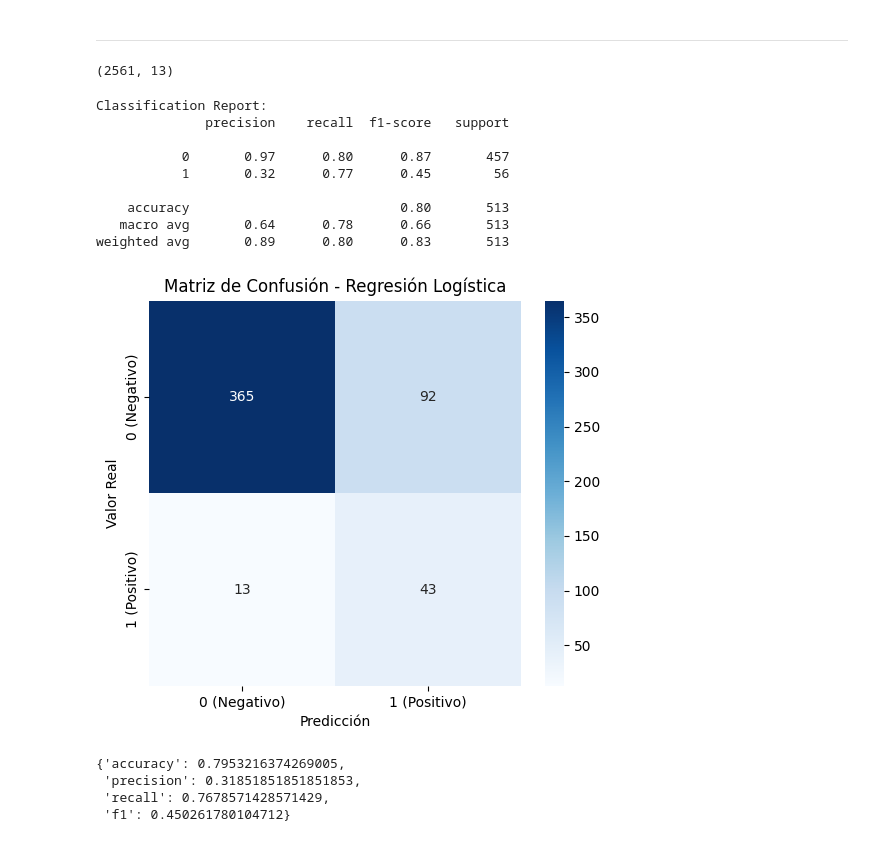
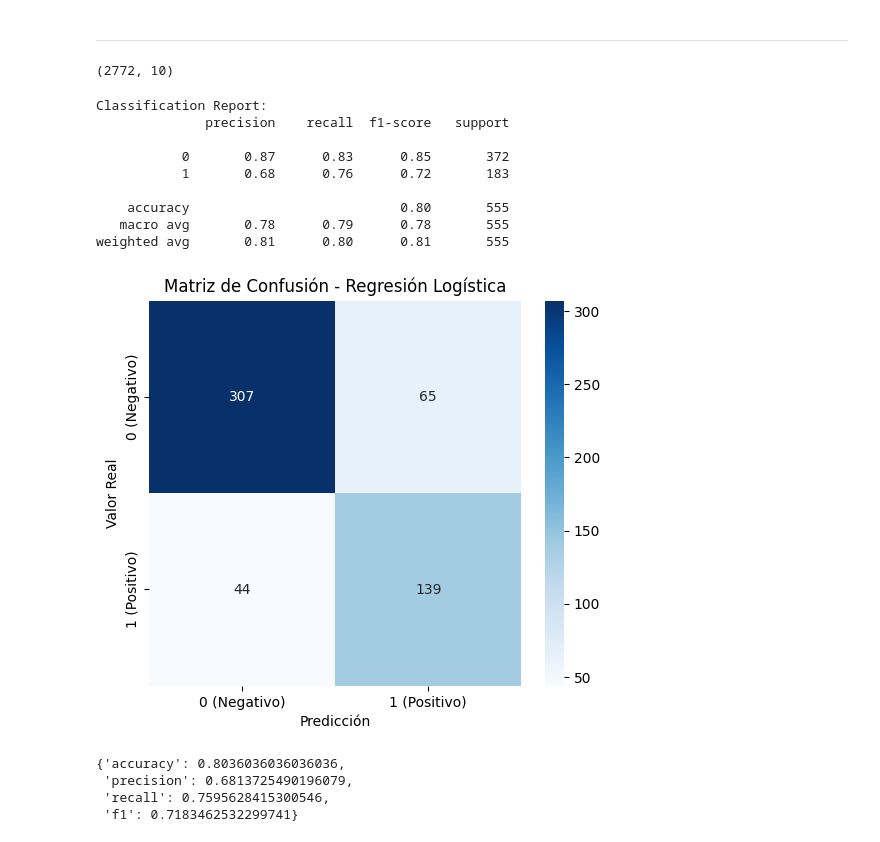
Before and after one commit to SupernovaIa/Formula-1-ML-Project, a Jupyter notebook: notebook/B2-Model-Classification.ipynb, the cells around one changed output. Saved outputs shown, nothing was run; the diff lists cells and outputs as text; code cells hidden in the pictures.

```diff
--- a/notebook/B2-Model-Classification.ipynb
+++ b/notebook/B2-Model-Classification.ipynb
@@ -236,13 +206,17 @@ threshold = 8
 mask = (df['Position'] < threshold) | (df['GridPosition'] < threshold)
 
 df = df[mask]
-df.drop(columns=['Position', 'Time', 'Status', 'Points', 'Podium'], inplace=True)
+
+target = 'Podium'
+drop = 'Winner' if target == 'Podium' else 'Podium'
+
+df.drop(columns=['Position', 'Time', 'Status', 'Points', drop], inplace=True)
 # %%
 df.shape
 # %% [output]
-(2561, 13)
+(2772, 10)
 # %%
-df.drop(columns=['season', 'round', 'CurrentDriverPoints', 'CurrentTeamPoints'], inplace=True)
+# df.drop(columns=['round'], inplace=True)
 # %%
 encoding_methods = {"onehot": ['TeamId'],
                     "target": ['DriverId'],
@@ -251,10 +225,9 @@ encoding_methods = {"onehot": ['TeamId'],
                         },
                     "frequency": []
                     }
+scaling = 'minmax'
 
-encoder = Encoding(df, encoding_methods, 'Winner')
-
-df_encoded = encoder.execute_all_encodings()
+df_encoded, df_scaled = preprocess(df, encoding_methods, scaling, target_variable=target)
 # %%
 import numpy as np
 import pandas as pd
@@ -268,7 +241,6 @@ import seaborn as sns
 
 # 1. Cargar tus datos aquí si es necesario
 df = df_encoded
-target = 'Winner'
 X = df.drop(target, axis=1)  # Reemplaza "target" con el nombre de la columna objetivo
 y = df[target]
 
@@ -280,39 +252,39 @@ scaler = MinMaxScaler()
 X_train_scaled = scaler.fit_transform(X_train)
 X_test_scaled = scaler.transform(X_test)
 
 # 4. Entrenar la Regresión Logística con ajuste de pesos para clases desbalanceadas
 model = LogisticRegression(class_weight='balanced', random_state=42)
 #model = RandomForestClassifier(class_weight='balanced', random_state=42)
 model.fit(X_train_scaled, y_train)
 
 # 5. Hacer predicciones
 y_pred = model.predict(X_test_scaled)
 
 # 6. Evaluación del modelo
 print("Classification Report:")
 print(classification_report(y_test, y_pred))
 
 # 7. Matriz de Confusión
 conf_matrix = confusion_matrix(y_test, y_pred)
 
 # Visualizar la Matriz de Confusión
 plt.figure(figsize=(6,5))
 sns.heatmap(conf_matrix, annot=True, fmt="d", cmap="Blues", xticklabels=["0 (Negativo)", "1 (Positivo)"], yticklabels=["0 (Negativo)", "1 (Positivo)"])
 plt.xlabel("Predicción")
 plt.ylabel("Valor Real")
 plt.title("Matriz de Confusión - Regresión Logística")
 plt.show()
 # %% [output]
 Classification Report:
               precision    recall  f1-score   support
 
-           0       0.97      0.80      0.87       457
-           1       0.32      0.77      0.45        56
+           0       0.87      0.83      0.85       372
+           1       0.68      0.76      0.72       183
 
-    accuracy                           0.80       513
-   macro avg       0.64      0.78      0.66       513
-weighted avg       0.89      0.80      0.83       513
+    accuracy                           0.80       555
+   macro avg       0.78      0.79      0.78       555
+weighted avg       0.81      0.80      0.81       555
-[figure, old version]
+[figure, new version]
 # %%
 metrics_test = {
     "accuracy": accuracy_score(y_test, y_pred),
@@ -323,10 +295,10 @@ metrics_test = {
 
 metrics_test
 # %% [output]
-{'accuracy': 0.7953216374269005,
- 'precision': 0.31851851851851853,
- 'recall': 0.7678571428571429,
- 'f1': 0.450261780104712}
+{'accuracy': 0.8036036036036036,
+ 'precision': 0.6813725490196079,
+ 'recall': 0.7595628415300546,
+ 'f1': 0.7183462532299741}
 # %%
 importances_df = pd.DataFrame({
     "Feature": X.columns,
```
Also changed, not shown: parts of 18 cells of this notebook, 6 other files.
